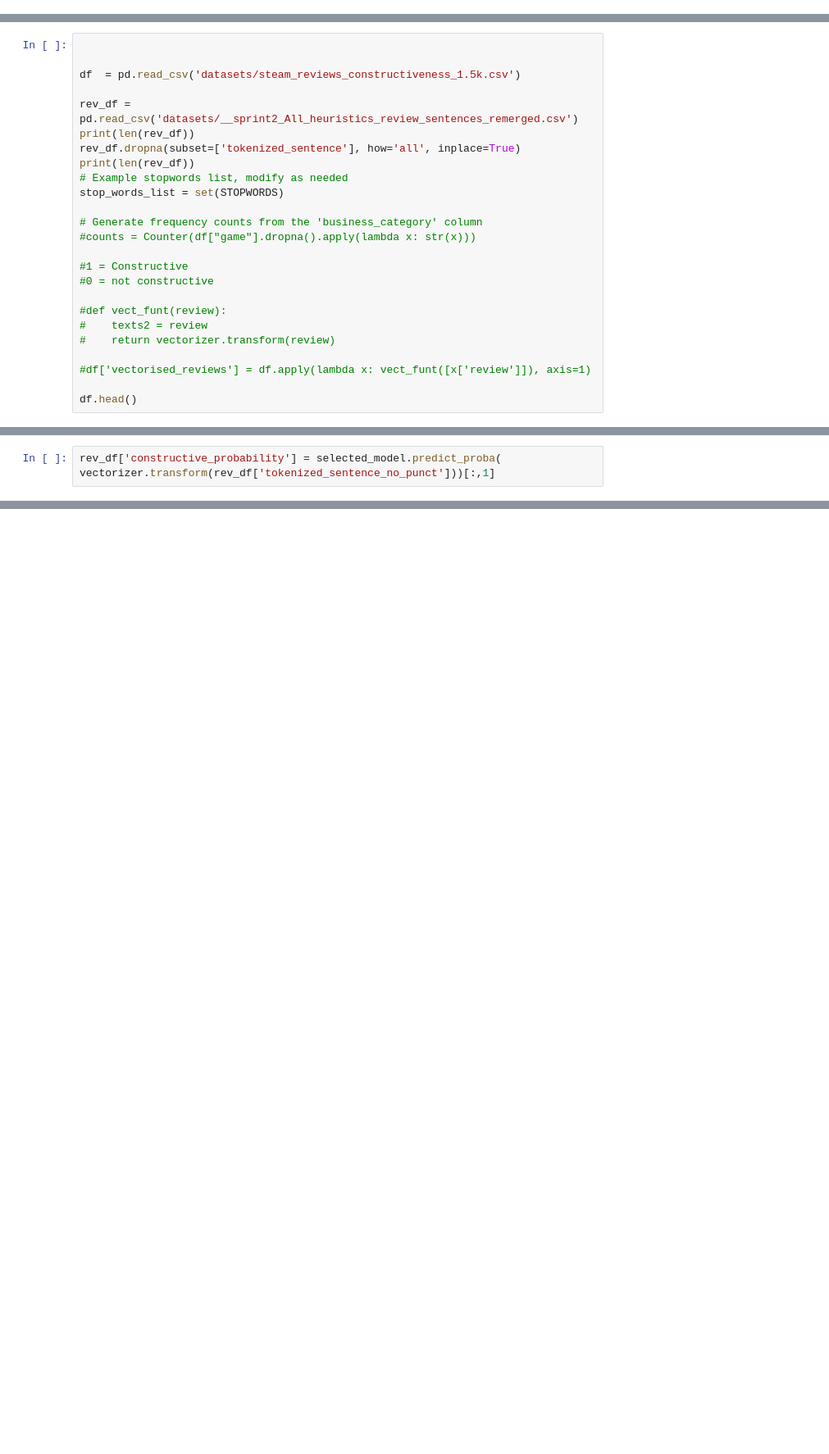
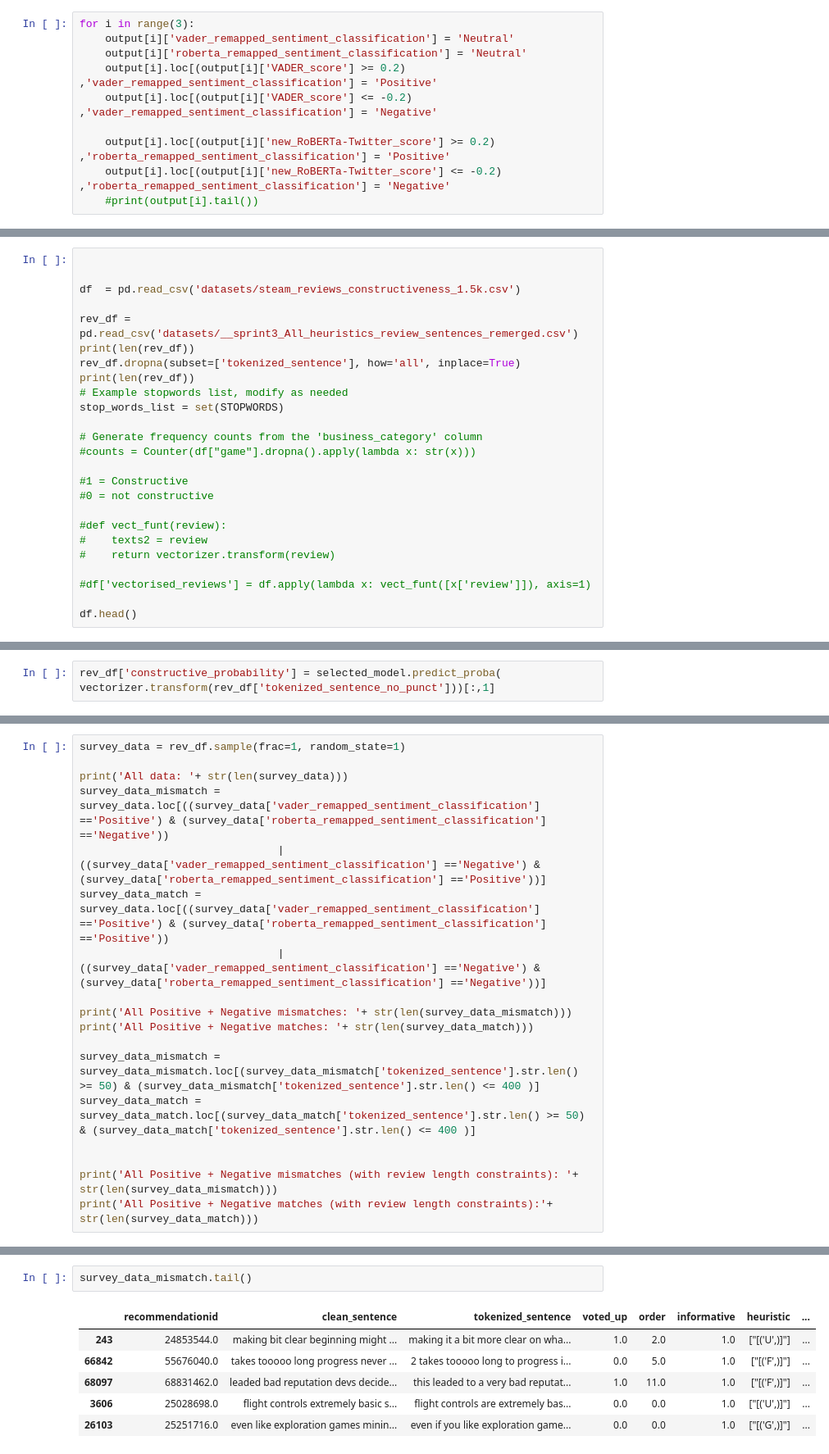
Before and after one commit to sabink6/game-pulse, a Jupyter notebook: constructive_review_labelling.ipynb, the cells around one changed output, grey strips where cells are left out. Shown at 82% size. Drawn from its saved outputs; the diff is of its cells as text; blank space fills up the shorter version.

```diff
--- a/constructive_review_labelling.ipynb
+++ b/constructive_review_labelling.ipynb
@@ -127,3 +151,13 @@ print(datetime.datetime.now().strftime("%d.%b %Y %H:%M:%S"))
+# %%
+for i in range(3):
+    output[i]['vader_remapped_sentiment_classification'] = 'Neutral'
+    output[i]['roberta_remapped_sentiment_classification'] = 'Neutral'
+    output[i].loc[(output[i]['VADER_score'] >= 0.2) ,'vader_remapped_sentiment_classification'] = 'Positive'
+    output[i].loc[(output[i]['VADER_score'] <= -0.2) ,'vader_remapped_sentiment_classification'] = 'Negative'
+
+    output[i].loc[(output[i]['new_RoBERTa-Twitter_score'] >= 0.2) ,'roberta_remapped_sentiment_classification'] = 'Positive'
+    output[i].loc[(output[i]['new_RoBERTa-Twitter_score'] <= -0.2) ,'roberta_remapped_sentiment_classification'] = 'Negative'
+    #print(output[i].tail())
 # %%
 output[0].dropna(inplace=True)
 output[1].dropna(inplace=True)
@@ -175,7 +209,7 @@ for i in g_ids:
 
 df  = pd.read_csv('datasets/steam_reviews_constructiveness_1.5k.csv')
 
-rev_df = pd.read_csv('datasets/__sprint2_All_heuristics_review_sentences_remerged.csv')
+rev_df = pd.read_csv('datasets/__sprint3_All_heuristics_review_sentences_remerged.csv')
 print(len(rev_df))
 rev_df.dropna(subset=['tokenized_sentence'], how='all', inplace=True)
 print(len(rev_df))
@@ -498,0 +564,18 @@ rev_df.to_csv('datasets/__sprint2_All_heuristics_review_sentences_remerged_with_
+# %%
+survey_data = rev_df.sample(frac=1, random_state=1)
+
+print('All data: '+ str(len(survey_data)))
+survey_data_mismatch = survey_data.loc[((survey_data['vader_remapped_sentiment_classification'] =='Positive') & (survey_data['roberta_remapped_sentiment_classification'] =='Negative'))
+                               | ((survey_data['vader_remapped_sentiment_classification'] =='Negative') & (survey_data['roberta_remapped_sentiment_classification'] =='Positive'))]
+survey_data_match = survey_data.loc[((survey_data['vader_remapped_sentiment_classification'] =='Positive') & (survey_data['roberta_remapped_sentiment_classification'] =='Positive'))
+                               | ((survey_data['vader_remapped_sentiment_classification'] =='Negative') & (survey_data['roberta_remapped_sentiment_classification'] =='Negative'))]
+
+print('All Positive + Negative mismatches: '+ str(len(survey_data_mismatch)))
+print('All Positive + Negative matches: '+ str(len(survey_data_match)))
+
+survey_data_mismatch = survey_data_mismatch.loc[(survey_data_mismatch['tokenized_sentence'].str.len() >= 50) & (survey_data_mismatch['tokenized_sentence'].str.len() <= 400 )]
+survey_data_match = survey_data_match.loc[(survey_data_match['tokenized_sentence'].str.len() >= 50) & (survey_data_match['tokenized_sentence'].str.len() <= 400 )]
+
+
+print('All Positive + Negative mismatches (with review length constraints): '+ str(len(survey_data_mismatch)))
+print('All Positive + Negative matches (with review length constraints):'+ str(len(survey_data_match)))
@@ -498,0 +588,9 @@ rev_df.to_csv('datasets/__sprint2_All_heuristics_review_sentences_remerged_with_
+# %%
+survey_data_mismatch.tail()
+# %% [output]
+|  | recommendationid | clean_sentence | tokenized_sentence | voted_up | order | informative | heuristic | ... |
+| 243 | 24853544.0 | making bit clear beginning might ... | making it a bit more clear on wha... | 1.0 | 2.0 | 1.0 | ["[('U',)]"] | ... |
+| 66842 | 55676040.0 | takes tooooo long progress never ... | 2 takes tooooo long to progress i... | 0.0 | 5.0 | 1.0 | ["[('F',)]"] | ... |
+| 68097 | 68831462.0 | leaded bad reputation devs decide... | this leaded to a very bad reputat... | 1.0 | 11.0 | 1.0 | ["[('F',)]"] | ... |
+| 3606 | 25028698.0 | flight controls extremely basic s... | flight controls are extremely bas... | 0.0 | 0.0 | 1.0 | ["[('U',)]"] | ... |
+| 26103 | 25251716.0 | even like exploration games minin... | even if you like exploration game... | 0.0 | 0.0 | 1.0 | ["[('G',)]"] | ... |
```
Also changed, not shown: parts of 29 cells of this notebook, 7 other files.
